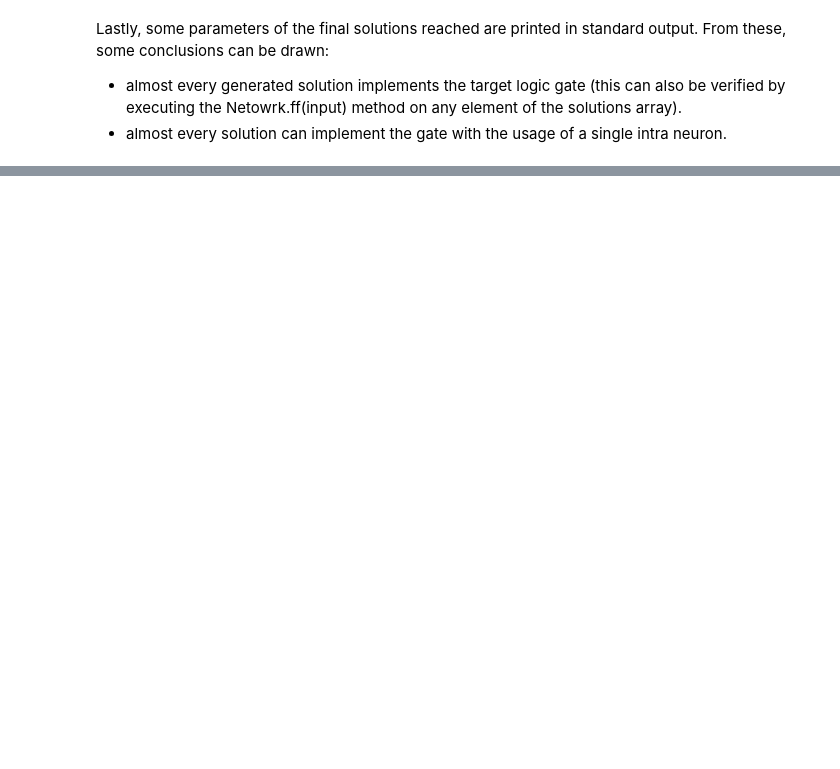
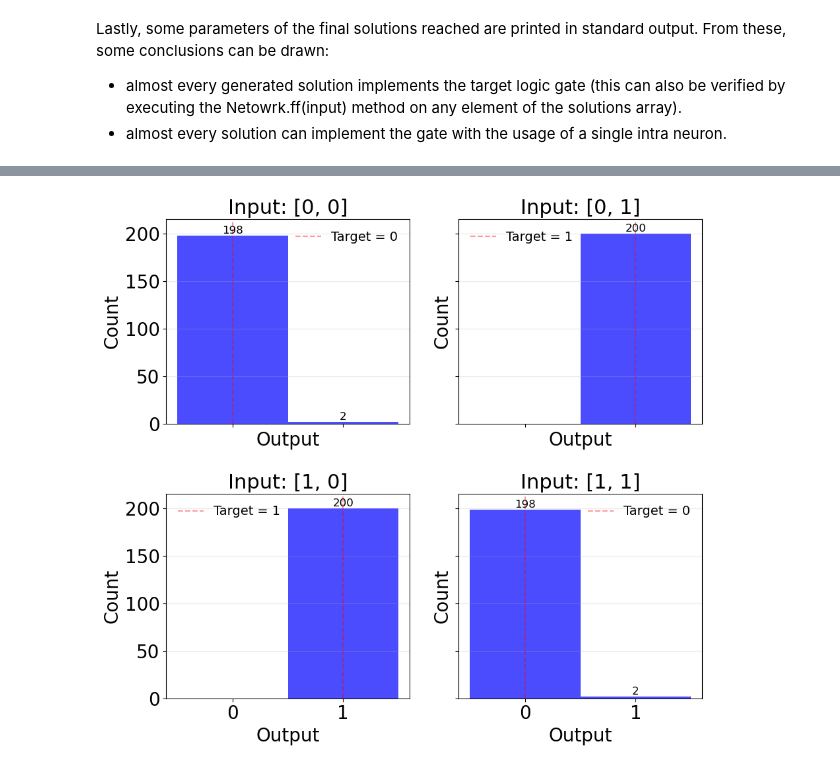
Before and after one commit to pietromalagoli/NeuronEvolution, a Jupyter notebook: Perceptron/xor.ipynb, the cells around one changed output, grey strips where cells are left out. Saved outputs shown, nothing was run; the diff lists cells and outputs as text; code cells hidden in the pictures; blank space fills up the shorter version.

```diff
--- a/Perceptron/xor.ipynb
+++ b/Perceptron/xor.ipynb
@@ -153 +183,34 @@ graph_draw(G,vertex_text=G.vertex_index,)
+# %%
+outputs = np.array([[sol.ff(inp) for inp in par['input_set']] for sol in sols], dtype=float)
+
+n_inputs = len(par['input_set'])
+n_cols = 2
+n_rows = int(np.ceil(n_inputs / n_cols))
+
+fig, axes = plt.subplots(n_rows, n_cols, figsize=(14, 4.5 * n_rows),sharey=True,sharex=True)
+
+axes = np.atleast_1d(axes).ravel()
+for i, ax in enumerate(axes):
+    ax.hist(outputs[:, i], bins=[-0.5, 0.5, 1.5], alpha=0.7, color='b')
+    ax.set_title(f'Input: {par["input_set"][i]}',fontsize=22)
+    ax.set_xlabel('Output')
+    ax.set_ylabel('Count')
+    ax.set_ylim([0,215])
+    ax.set_xticks([0,1])
+    ax.grid(axis='y', alpha=0.25)
+    ax.axvline(par['target_set'][i], label=f'Target = {int(par['target_set'][i])}', color='r', linestyle='--',alpha=0.4)
+    for patch in ax.patches:
+        height = patch.get_height()
+        if height > 0:
+            ax.annotate(f'{int(height)}',
+                        (patch.get_x() + patch.get_width() / 2, height),
+                        ha='center', va='bottom', fontsize=12)
+    ax.legend(frameon=False,fontsize=14)
+
+plt.tight_layout(rect=[0, 0, 0.7, 1])
+plt.savefig('plots/IO.png')
+plt.show()
+plt.close(fig)
+# %% [output]
+[figure, added]
 # %%
```
Also changed, not shown: parts of 11 cells of this notebook, 5 other files.
